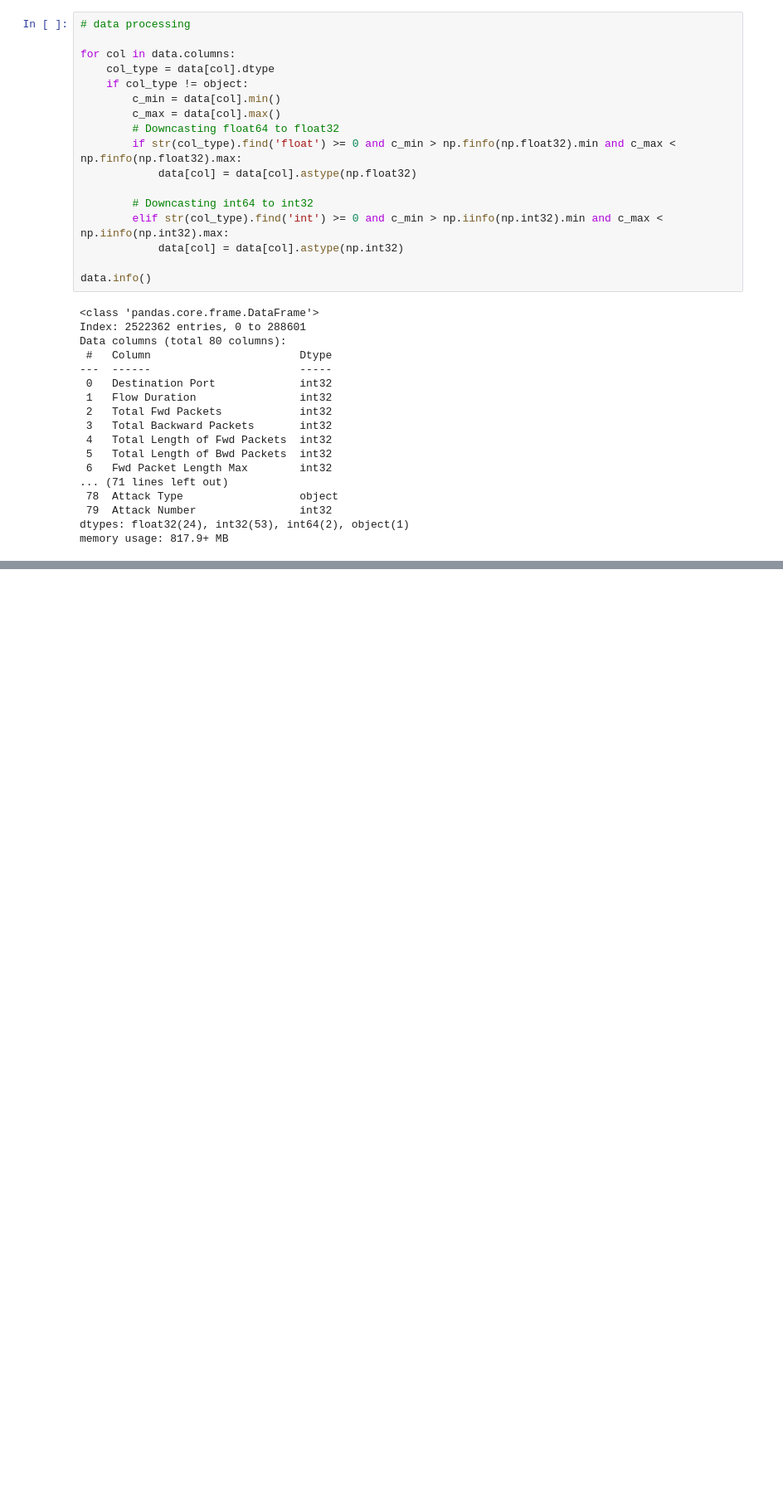
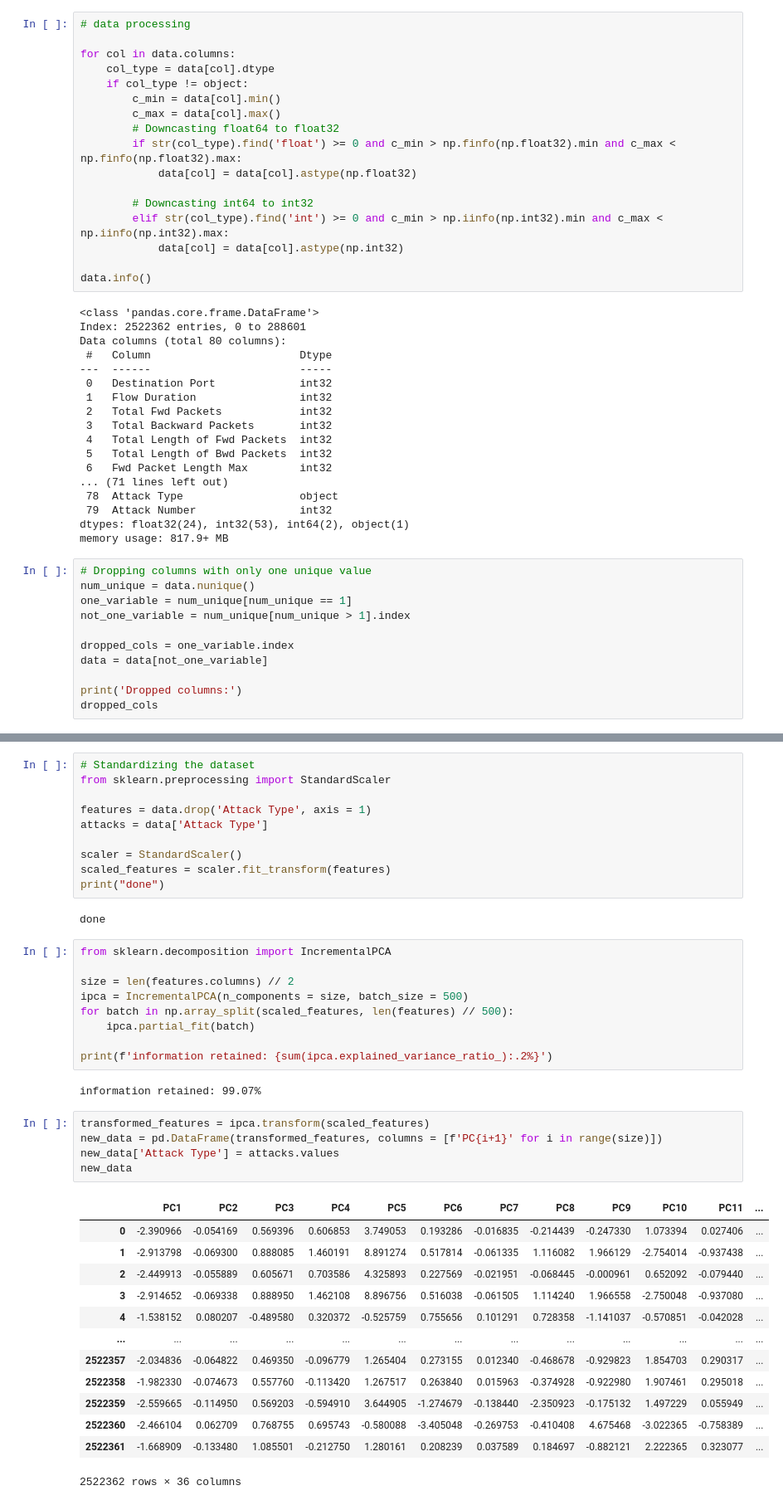
Before and after one commit to weluvgoatz/CMPE-272, a Jupyter notebook: src/model.ipynb, the cells around one changed output, grey strips where cells are left out. Shown at 83% size. Cells and saved outputs as stored; diff of their text form; blank space fills up the shorter version.

```diff
--- a/src/model.ipynb
+++ b/src/model.ipynb
@@ -185,3 +185,14 @@ Data columns (total 80 columns):
  79  Attack Number                int32
 dtypes: float32(24), int32(53), int64(2), object(1)
 memory usage: 817.9+ MB
+# %%
+# Dropping columns with only one unique value
+num_unique = data.nunique()
+one_variable = num_unique[num_unique == 1]
+not_one_variable = num_unique[num_unique > 1].index
+
+dropped_cols = one_variable.index
+data = data[not_one_variable]
+
+print('Dropped columns:')
+dropped_cols
@@ -187,0 +226,42 @@ memory usage: 817.9+ MB
+# %%
+# Standardizing the dataset
+from sklearn.preprocessing import StandardScaler
+
+features = data.drop('Attack Type', axis = 1)
+attacks = data['Attack Type']
+
+scaler = StandardScaler()
+scaled_features = scaler.fit_transform(features)
+print("done")
+# %% [output]
+done
+# %%
+from sklearn.decomposition import IncrementalPCA
+
+size = len(features.columns) // 2
+ipca = IncrementalPCA(n_components = size, batch_size = 500)
+for batch in np.array_split(scaled_features, len(features) // 500):
+    ipca.partial_fit(batch)
+
+print(f'information retained: {sum(ipca.explained_variance_ratio_):.2%}')
+# %% [output]
+information retained: 99.07%
+# %%
+transformed_features = ipca.transform(scaled_features)
+new_data = pd.DataFrame(transformed_features, columns = [f'PC{i+1}' for i in range(size)])
+new_data['Attack Type'] = attacks.values
+new_data
+# %% [output]
+|  | PC1 | PC2 | PC3 | PC4 | PC5 | PC6 | PC7 | PC8 | PC9 | PC10 | PC11 | ... |
+| 0 | -2.390966 | -0.054169 | 0.569396 | 0.606853 | 3.749053 | 0.193286 | -0.016835 | -0.214439 | -0.247330 | 1.073394 | 0.027406 | ... |
+| 1 | -2.913798 | -0.069300 | 0.888085 | 1.460191 | 8.891274 | 0.517814 | -0.061335 | 1.116082 | 1.966129 | -2.754014 | -0.937438 | ... |
+| 2 | -2.449913 | -0.055889 | 0.605671 | 0.703586 | 4.325893 | 0.227569 | -0.021951 | -0.068445 | -0.000961 | 0.652092 | -0.079440 | ... |
+| 3 | -2.914652 | -0.069338 | 0.888950 | 1.462108 | 8.896756 | 0.516038 | -0.061505 | 1.114240 | 1.966558 | -2.750048 | -0.937080 | ... |
+| 4 | -1.538152 | 0.080207 | -0.489580 | 0.320372 | -0.525759 | 0.755656 | 0.101291 | 0.728358 | -1.141037 | -0.570851 | -0.042028 | ... |
+| ... | ... | ... | ... | ... | ... | ... | ... | ... | ... | ... | ... | ... |
+| 2522357 | -2.034836 | -0.064822 | 0.469350 | -0.096779 | 1.265404 | 0.273155 | 0.012340 | -0.468678 | -0.929823 | 1.854703 | 0.290317 | ... |
+| 2522358 | -1.982330 | -0.074673 | 0.557760 | -0.113420 | 1.267517 | 0.263840 | 0.015963 | -0.374928 | -0.922980 | 1.907461 | 0.295018 | ... |
+| 2522359 | -2.559665 | -0.114950 | 0.569203 | -0.594910 | 3.644905 | -1.274679 | -0.138440 | -2.350923 | -0.175132 | 1.497229 | 0.055949 | ... |
+| 2522360 | -2.466104 | 0.062709 | 0.768755 | 0.695743 | -0.580088 | -3.405048 | -0.269753 | -0.410408 | 4.675468 | -3.022365 | -0.758389 | ... |
+| 2522361 | -1.668909 | -0.133480 | 1.085501 | -0.212750 | 1.280161 | 0.208239 | 0.037589 | 0.184697 | -0.882121 | 2.222365 | 0.323077 | ... |
+2522362 rows × 36 columns
```
Also changed, not shown: parts of 9 cells of this notebook.
